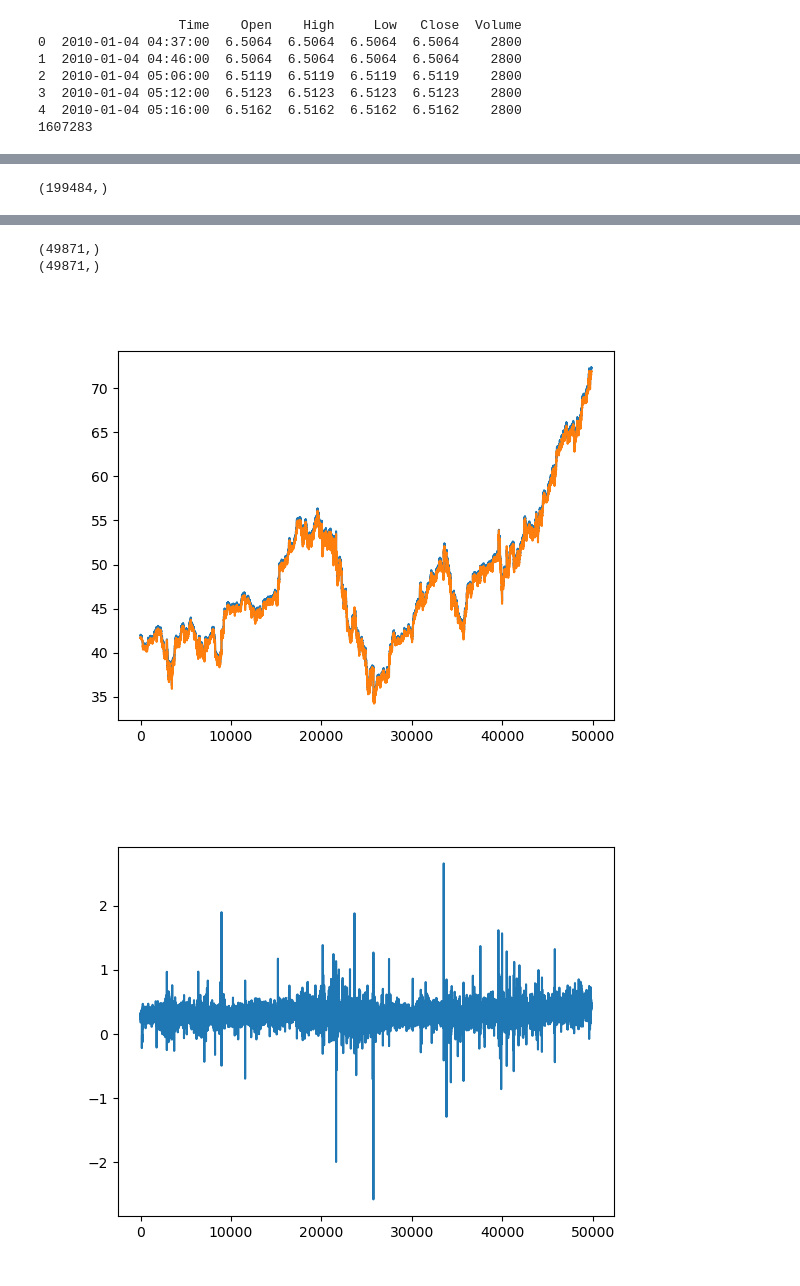
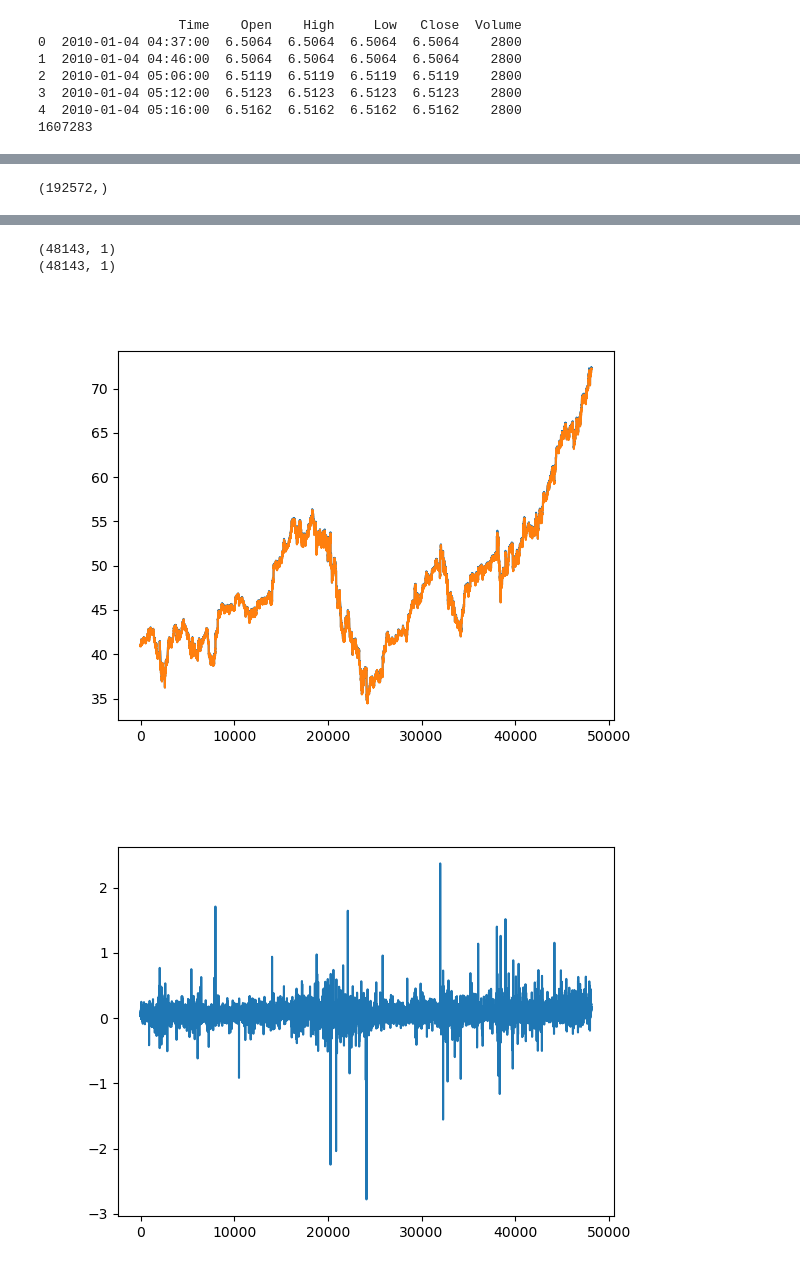
Before and after one commit to Aaronlozhkin/Apple-LSTM-Stock-Predictor, a Jupyter notebook: predictingAPPL.ipynb, the cells around one changed output, grey strips where cells are left out. Cells and saved outputs as stored; diff of their text form; code cells hidden in the pictures.

```diff
--- a/predictingAPPL.ipynb
+++ b/predictingAPPL.ipynb
@@ -31,10 +34,10 @@ APPL_df = getOldData(source_path)
 4  2010-01-04 05:16:00  6.5162  6.5162  6.5162  6.5162    2800
 1607283
 # %%
-ema_12 = APPL_df['Close'].ewm(span=12, adjust=False).mean()
-ema_26 = APPL_df['Close'].ewm(span=26, adjust=False).mean()
+ema_12 = APPL_df['Open'].ewm(span=12, adjust=False).mean()
+ema_26 = APPL_df['Open'].ewm(span=26, adjust=False).mean()
 APPL_df['MACD'] = ema_12 - ema_26
-APPL_df['RSI14'] = pta.rsi(APPL_df['Close'], length=14)
+APPL_df['RSI14'] = pta.rsi(APPL_df['Open'], length=14)
 # %%
 APPL_df['Datetime'] = index=pd.to_datetime(APPL_df['Time'], format = "%Y-%m-%d %H:%M:%S")
 APPL_df = APPL_df.set_index(pd.DatetimeIndex(APPL_df['Datetime']))
@@ -113,26 +116,37 @@ def x_dataset(dataset, features, time_step, scaler=False):
 
   dataset = dataset.to_numpy()
 
+  scaler = MinMaxScaler((0,1))
+
+  if scaler:
+    dataset = np.transpose(scaler.fit_transform(np.transpose(dataset)))
+
   x_train = np.empty((dataset.shape[0], dataset.shape[1]-time_step, time_step))
 
   for i in range(dataset.shape[0]):
     for j in range(dataset.shape[1] - time_step):
       x_train[i, j, :] = dataset[i, j:j+time_step]
 
-  return x_train
+  return x_train, scaler
 
 def y_dataset(dataset, time_step, scaler=False):
 
   dataset = dataset.to_numpy()
+
+  scaler = MinMaxScaler((0,1))
+
+  if scaler:
+    dataset = scaler.fit_transform(dataset)
+
   y_train = dataset[time_step:]
 
-  return  y_train
+  return  y_train, scaler
 # %%
 time_step = 50
 features = 3
 
-X = x_dataset(df_10min[['Open', 'MACD', 'RSI14']], features, time_step)
-Y = y_dataset(df_10min[['Close']], time_step)
+X, scalerX = x_dataset(df_10min[['Open', 'MACD', 'RSI14']], features, time_step, scaler=True)
+Y, scalerY = y_dataset(df_10min[['Close']], time_step, scaler=True)
 
 print(X.shape)
 print(Y.shape)
@@ -276,9 +289,10 @@ loss_list = []
 # begin training
 for epoch in range(epochs):
     loss_train, lr_train, out = run_epoch(train_dataloader, is_training=True)
+    loss_test, lr_test, out = run_epoch(test_dataloader, is_training=False)
     loss_list.append(loss_train)
     scheduler.step()
 
-    print('Epoch[{}/{}] | loss train:{:.6f} | lr:{:.6f}'
-              .format(epoch+1, epochs, loss_train, lr_train))
+    print('Epoch[{}/{}] | loss train:{:.6f} | loss test:{:.6f} | lr:{:.6f}'
+              .format(epoch+1, epochs, loss_train, loss_test, lr_train))
 # %% [output]
@@ -323,8 +337,8 @@ for idx, (x, y) in enumerate(train_dataloader):
 
 print(predicted_train.shape)
 
-# predicted_train = scaler.inverse_transform(predicted_train.reshape(-1,1))
-# predicted_true = scaler.inverse_transform(predicted_true.reshape(-1,1))
+predicted_train = scalerY.inverse_transform(predicted_train.reshape(-1,1))
+predicted_true = scalerY.inverse_transform(predicted_true.reshape(-1,1))
 
 test_dataloader = DataLoader(test, batch_size=64, shuffle=False)
 
@@ -340,8 +354,8 @@ for idx, (x, y) in enumerate(test_dataloader):
     predicted_test = np.concatenate((predicted_test, out))
     predicted_true_test = np.concatenate((predicted_true_test, torch.flatten(y).cpu().numpy()))
 
-# predicted_test = scaler.inverse_transform(predicted_test.reshape(-1,1))
-# predicted_true_test = scaler.inverse_transform(predicted_true_test.reshape(-1,1))
+predicted_test = scalerY.inverse_transform(predicted_test.reshape(-1,1))
+predicted_true_test = scalerY.inverse_transform(predicted_true_test.reshape(-1,1))
 
 import matplotlib.pyplot as plt
 
@@ -378,4 +392,4 @@ plt.show(f3)
 # plt.plot(predicted_true_test)
 # plt.plot(predicted_test)
 # %% [output]
-(199484,)
+(192572,)
@@ -383,4 +397,4 @@ plt.show(f3)
-(49871,)
-(49871,)
+(48143, 1)
+(48143, 1)
-[figure, old version]
+[figure, new version]
-[figure, old version]
+[figure, new version]
```
Also changed, not shown: parts of 12 cells of this notebook.
